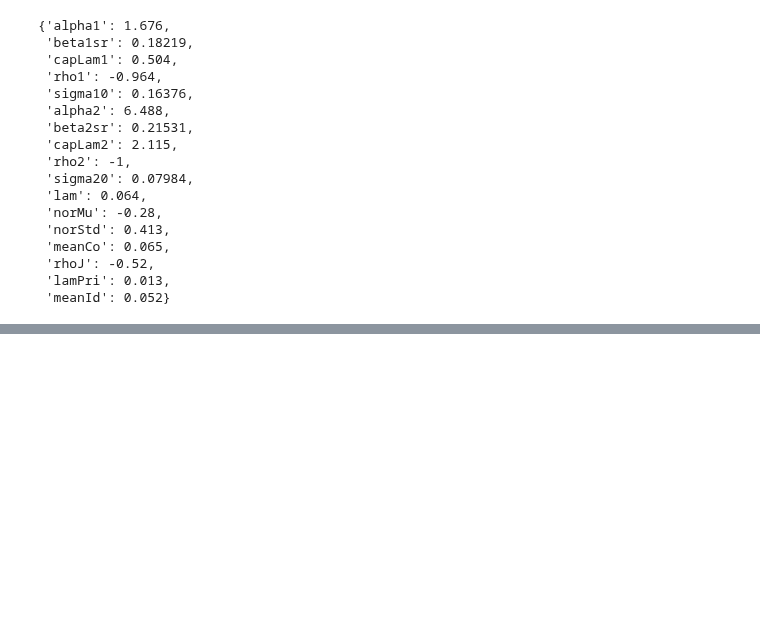
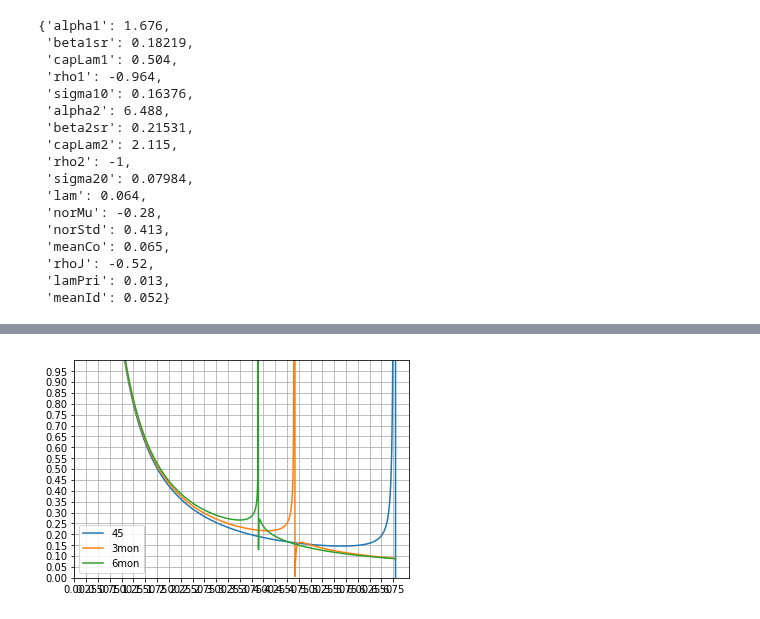
Before and after one commit to linsallyzhao/notebooks, a Jupyter notebook: Summer_project/Closed_form_to_check_with_Figure11.ipynb, the cells around one changed output, grey strips where cells are left out. Cells and saved outputs as stored; diff of their text form; code cells hidden in the pictures; blank space fills up the shorter version.

```diff
--- a/Summer_project/Closed_form_to_check_with_Figure11.ipynb
+++ b/Summer_project/Closed_form_to_check_with_Figure11.ipynb
@@ -227,25 +233,32 @@ plt.grid()
 # %%
 #tauBar=30
-z = np.linspace(1, 6.8, 100) * 1j
+z = np.linspace(1, 6.8, 1000) * 1j
 z = np.array([z])
 def VIXfuPricing(z, tau, I):
     Z1 = -z * aK(tauBar)[1] / tauBar
     Z2 = -z * aK(tauBar)[2] / tauBar
     firstPart = CFSV(Z1, Z2, tau)
     secondPart = np.exp(-1j*z*(b1(tauBar)+b2(tauBar)+I)/tauBar) / ((-1j*z)**1.5)
 
     VIXfuInteg = (firstPart*secondPart).real
     return VIXfuInteg
 
 
-VIXfu4 = VIXfuPricing(z, 45.0/365, 0.0001).flatten()
-VIXfu2 = VIXfuPricing(z, 45.0/365, 0.01).flatten()
+VIXfu4 = VIXfuPricing(z, 45.0/365, 0.0).flatten()
+VIXfu2 = VIXfuPricing(z, .25, 0.0).flatten()
+VIXfu3 = VIXfuPricing(z, .5, 0.0).flatten()
 
 imZ = z.imag.flatten()
 #%matplotlib tk
 plt.plot(imZ, VIXfu4)
 plt.plot(imZ, VIXfu2)
-plt.legend(['I=10**-4', 'I=10**-2'])
+plt.plot(imZ, VIXfu3)
+plt.yticks(np.arange(0, 1, step=0.05))
+plt.xticks(np.arange(0, 6.8, step=0.25))
+
+plt.legend(['45', '3mon', '6mon'])
 plt.ylim(0, 1.0)
 
-plt.grid()
+plt.grid(which='both')
+# %% [output]
+[figure, added]
```
Also changed, not shown: parts of 8 cells of this notebook.
